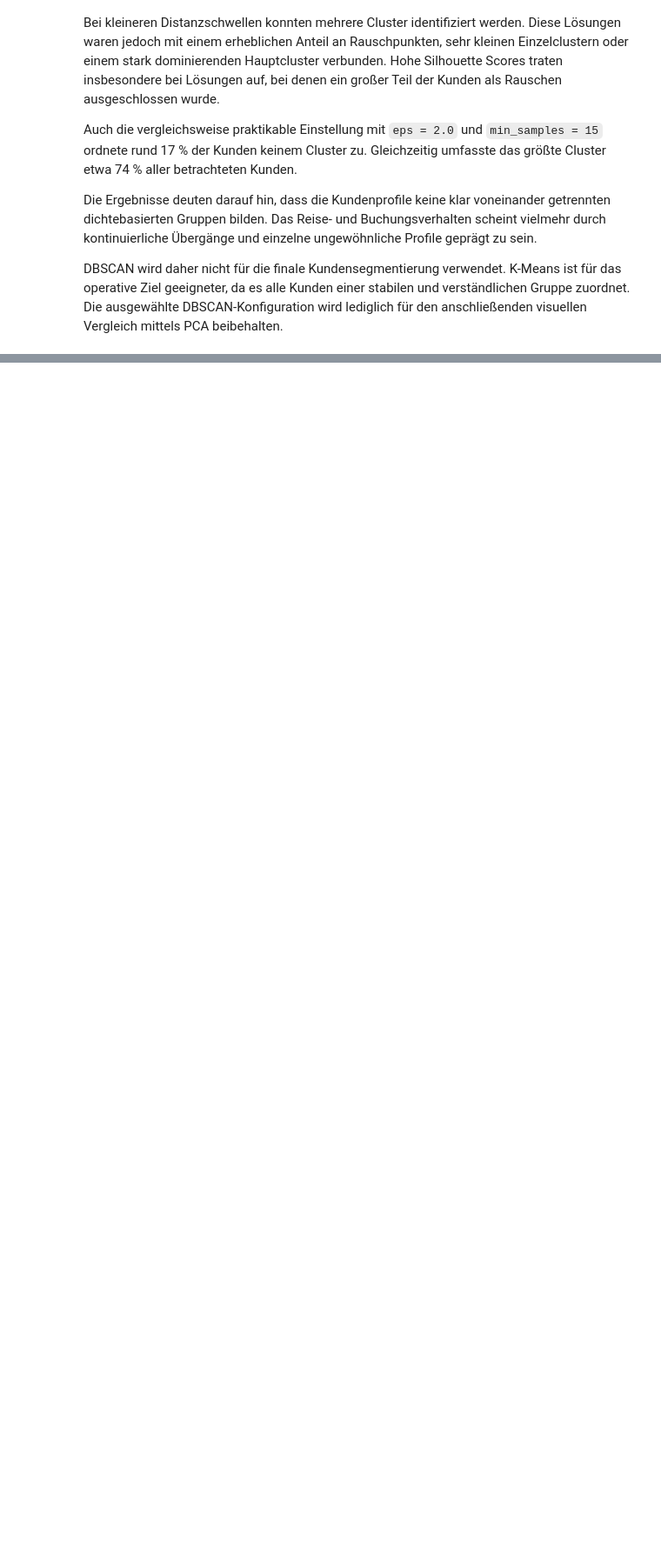
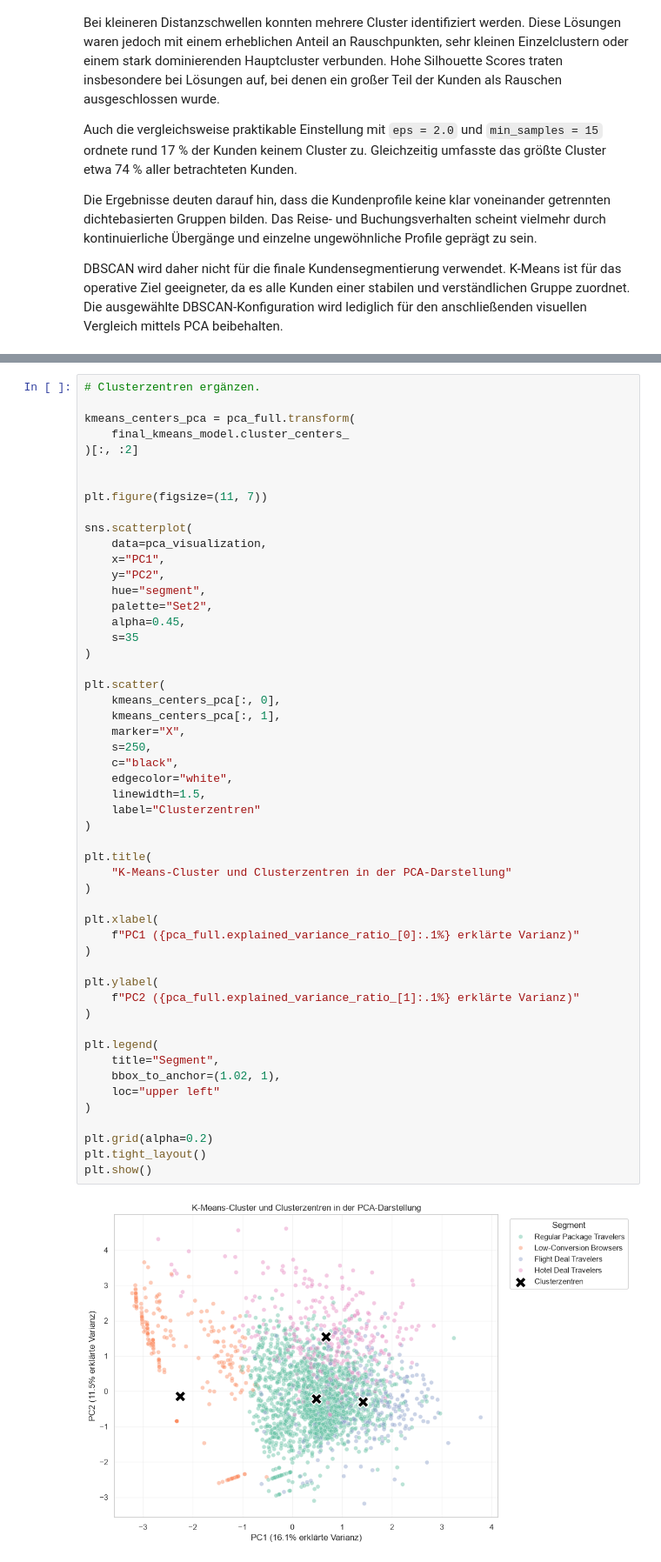
Before and after one commit to norawinkler/traveltide-customer-segmentation, a Jupyter notebook: notebooks/03_customer_segmentation.ipynb, the cells around one changed output, grey strips where cells are left out. Shown at 87% size. Drawn from its saved outputs; the diff is of its cells as text; blank space fills up the shorter version.

```diff
--- a/notebooks/03_customer_segmentation.ipynb
+++ b/notebooks/03_customer_segmentation.ipynb
@@ -2555,0 +2845,54 @@ mittels PCA beibehalten.
+# %%
+# Clusterzentren ergänzen.
+
+kmeans_centers_pca = pca_full.transform(
+    final_kmeans_model.cluster_centers_
+)[:, :2]
+
+
+plt.figure(figsize=(11, 7))
+
+sns.scatterplot(
+    data=pca_visualization,
+    x="PC1",
+    y="PC2",
+    hue="segment",
+    palette="Set2",
+    alpha=0.45,
+    s=35
+)
+
+plt.scatter(
+    kmeans_centers_pca[:, 0],
+    kmeans_centers_pca[:, 1],
+    marker="X",
+    s=250,
+    c="black",
+    edgecolor="white",
+    linewidth=1.5,
+    label="Clusterzentren"
+)
+
+plt.title(
+    "K-Means-Cluster und Clusterzentren in der PCA-Darstellung"
+)
+
+plt.xlabel(
+    f"PC1 ({pca_full.explained_variance_ratio_[0]:.1%} erklärte Varianz)"
+)
+
+plt.ylabel(
+    f"PC2 ({pca_full.explained_variance_ratio_[1]:.1%} erklärte Varianz)"
+)
+
+plt.legend(
+    title="Segment",
+    bbox_to_anchor=(1.02, 1),
+    loc="upper left"
+)
+
+plt.grid(alpha=0.2)
+plt.tight_layout()
+plt.show()
+# %% [output]
+[figure, added]
```
Also changed, not shown: parts of 10 cells of this notebook.
